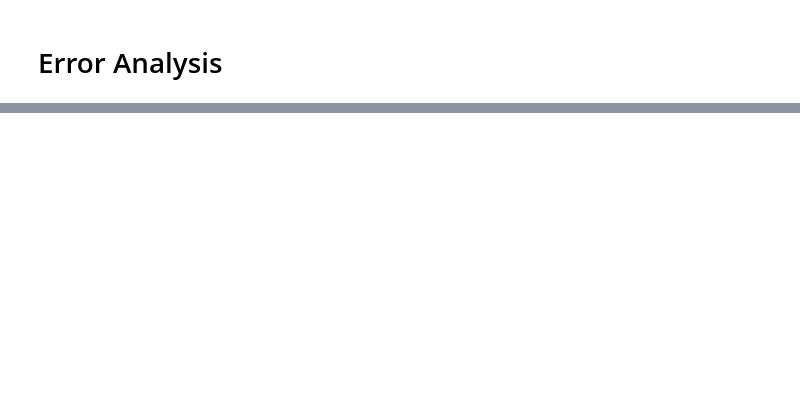
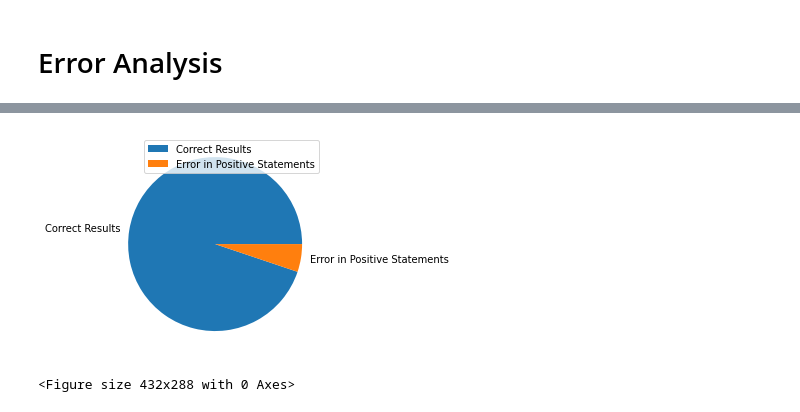
Before and after one commit to onkarr19/Sentiment-Based-Movie-Rating-System, a Jupyter notebook: Notebooks/Notebook.ipynb, the cells around one changed output, grey strips where cells are left out. Cells and saved outputs as stored; diff of their text form; code cells hidden in the pictures; blank space fills up the shorter version.

```diff
--- a/Notebooks/Notebook.ipynb
+++ b/Notebooks/Notebook.ipynb
@@ -210,0 +255,8 @@ Error in positive statements is 2.75%.
+# %%
+plt.pie([100 - error_in_pos, error_in_pos], labels=['Correct Results', 'Error in Positive Statements'])
+plt.legend()
+plt.show()
+plt.savefig('result_positive.png')
+# %% [output]
+[figure, added]
+<Figure size 432x288 with 0 Axes>
```
Also changed, not shown: parts of 12 cells of this notebook, 4 other files.
